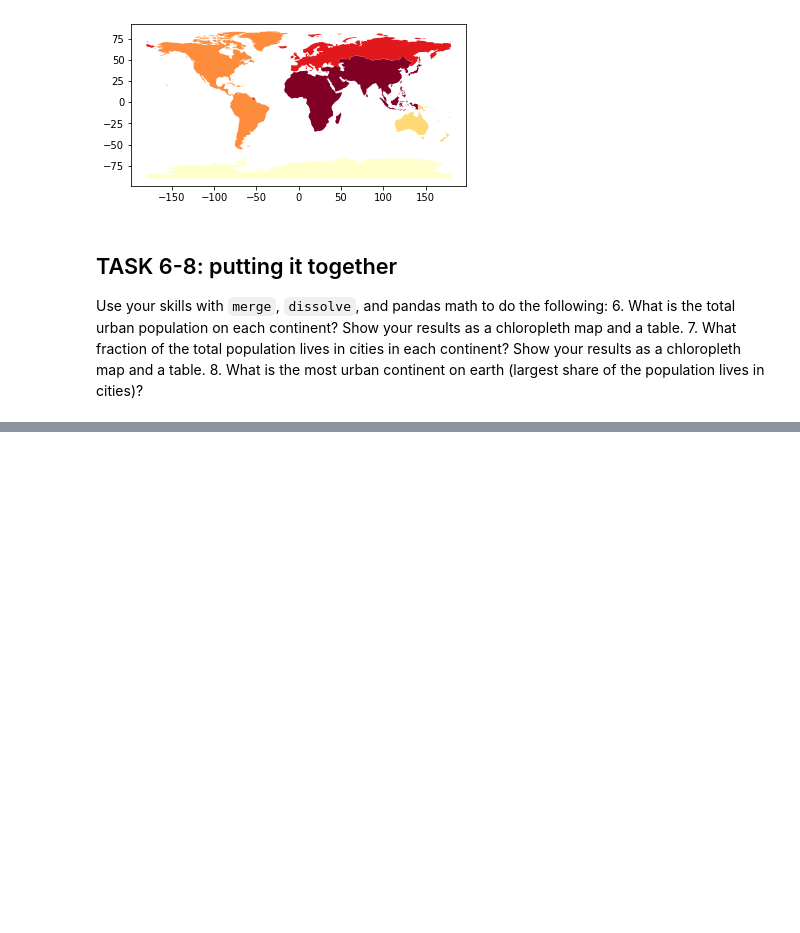
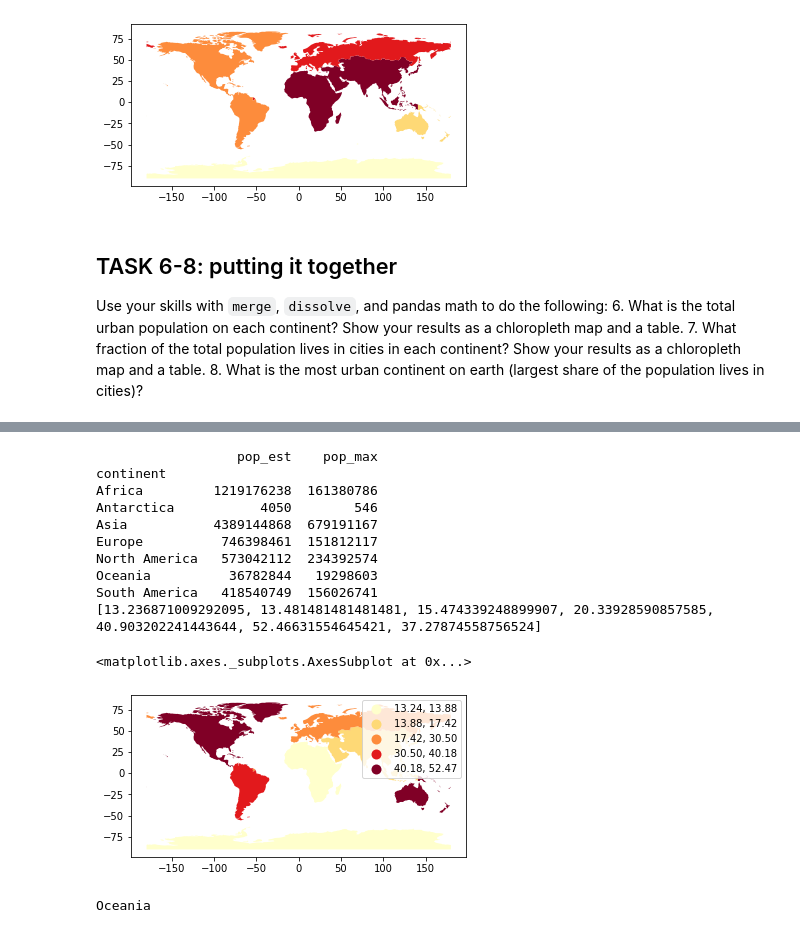
Before and after one commit to emjorgen/EnvDatSci22, a Jupyter notebook: CodeSprints/VectorData101.ipynb, the cells around one changed output, grey strips where cells are left out. Saved outputs shown, nothing was run; the diff lists cells and outputs as text; code cells hidden in the pictures; blank space fills up the shorter version.

```diff
--- a/CodeSprints/VectorData101.ipynb
+++ b/CodeSprints/VectorData101.ipynb
@@ -741,2 +748,37 @@ KeyError: ignored
+# %%
+# Task 7 code here:
+# merge pcont with continent
+cont_pop = continents[['pop_est']]
+urb_pop = cont_pop.merge(pcont, right_index = True, left_index = True)
+
+frac_pop_array = []
+
+for i in range(len(urb_pop)):
+   frac_pop = urb_pop.pop_max[i]/urb_pop.pop_est[i] * 100
+   frac_pop_array.append(frac_pop)
+
+print(urb_pop)
+print(frac_pop_array)
+
+continents_land = continents.drop('Seven seas (open ocean)')
+
+continents_land['pop_pc'] = frac_pop_array
+continents_land.plot(column = 'pop_pc', scheme='quantiles', cmap='YlOrRd', legend=True)
+# %% [output]
+                  pop_est    pop_max
+continent
+Africa         1219176238  161380786
+Antarctica           4050        546
+Asia           4389144868  679191167
+Europe          746398461  151812117
+North America   573042112  234392574
+Oceania          36782844   19298603
+South America   418540749  156026741
+[13.236871009292095, 13.481481481481481, 15.474339248899907, 20.33928590857585, 40.903202241443644, 52.46631554645421, 37.27874558756524]
+<matplotlib.axes._subplots.AxesSubplot at 0x...>
+[figure, added]
 # %%
-# Task 7 code here:
+# Task 8 code here:
+print(continents_land.pop_pc.idxmax())
+# %% [output]
+Oceania
```
Also changed, not shown: parts of 8 cells of this notebook.
